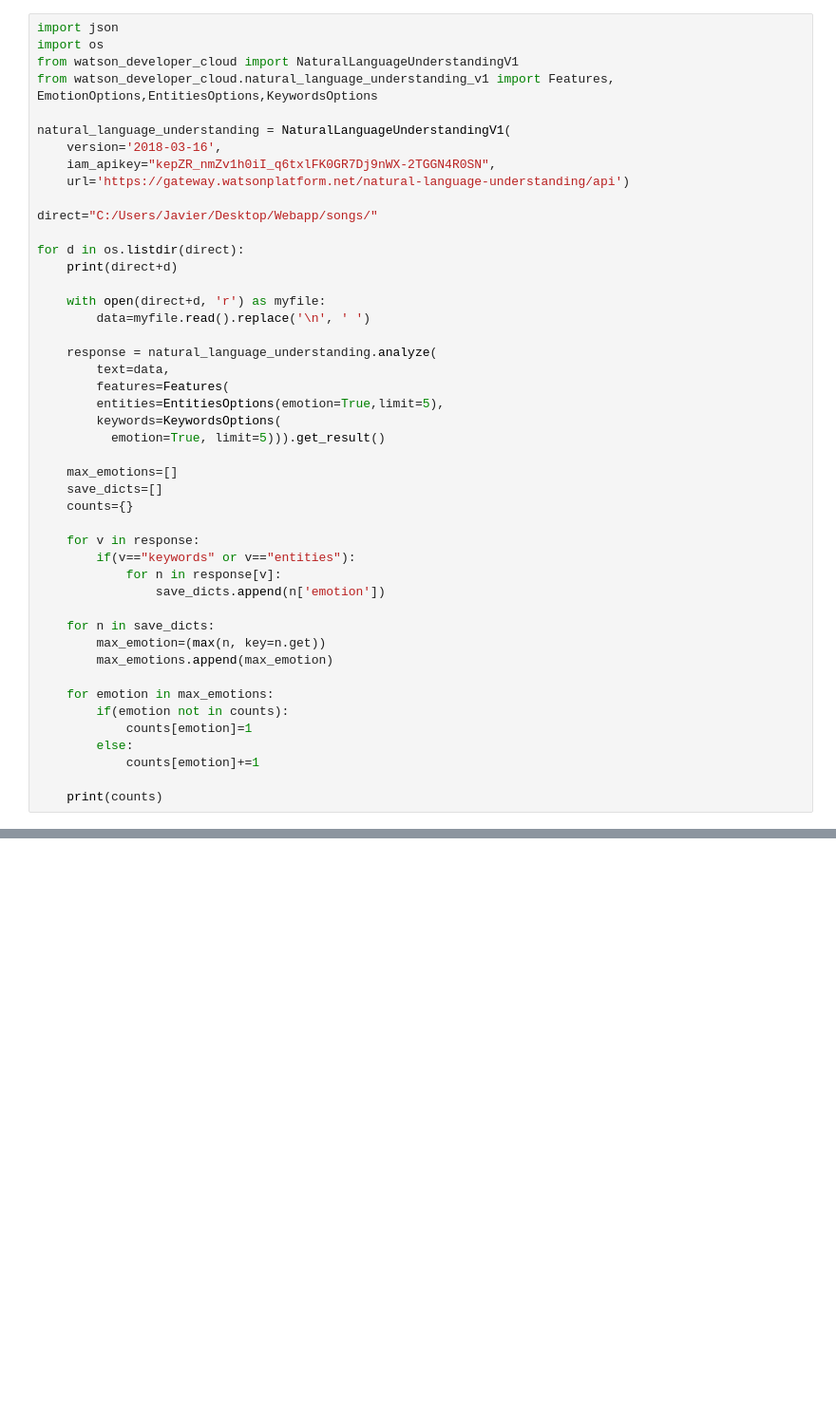
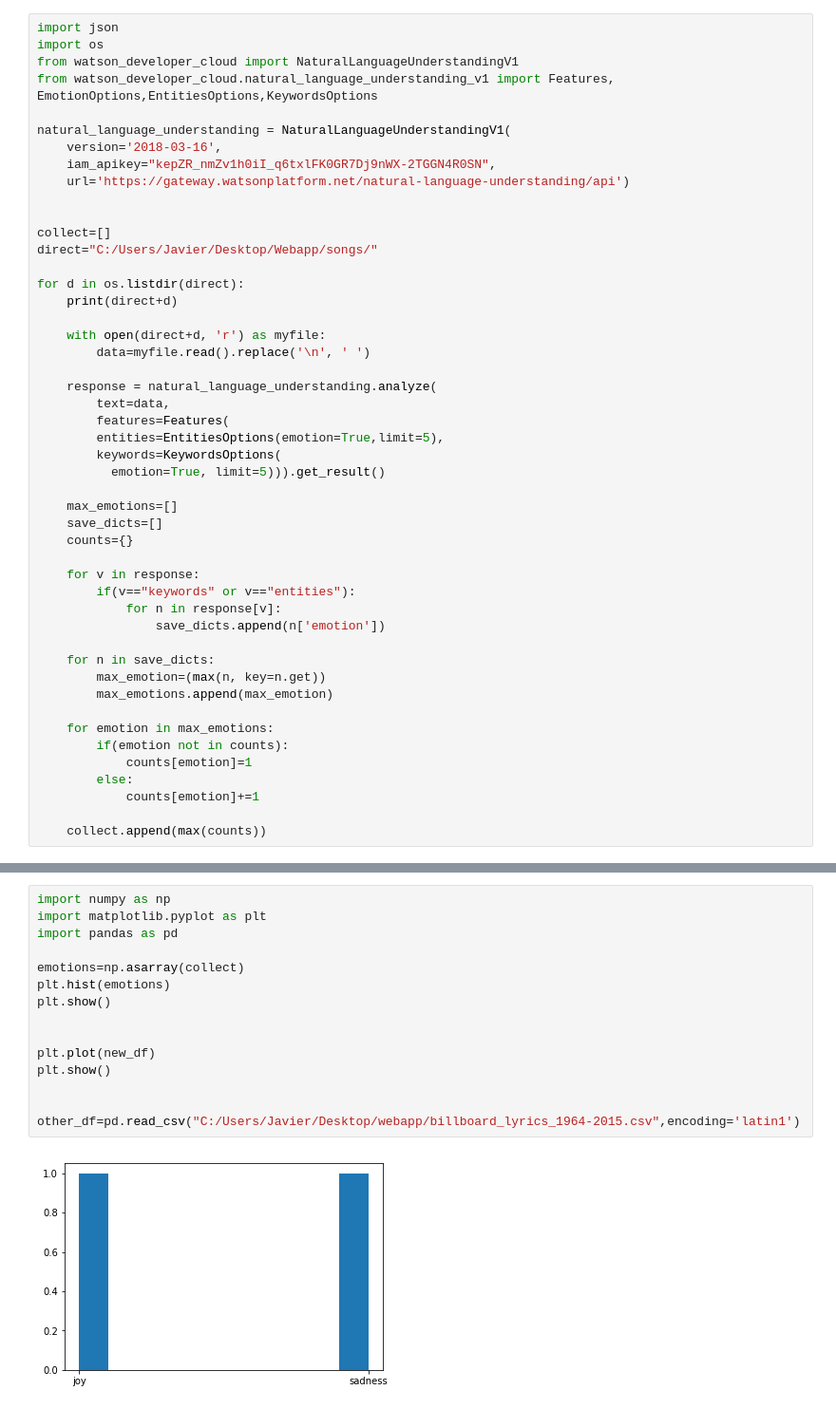
Before and after one commit to MehMow/SenseProject, a Jupyter notebook: IBM.ipynb, the cells around one changed output, grey strips where cells are left out. Shown at 95% size. Drawn from its saved outputs; the diff is of its cells as text; blank space fills up the shorter version.

```diff
--- a/IBM.ipynb
+++ b/IBM.ipynb
@@ -9,6 +9,8 @@ natural_language_understanding = NaturalLanguageUnderstandingV1(
     iam_apikey="kepZR_nmZv1h0iI_q6txlFK0GR7Dj9nWX-2TGGN4R0SN",
     url='https://gateway.watsonplatform.net/natural-language-understanding/api')
 
+
+collect=[]
 direct="C:/Users/Javier/Desktop/Webapp/songs/"
 
 for d in os.listdir(direct):
@@ -43,6 +45,6 @@ for d in os.listdir(direct):
         else:
             counts[emotion]+=1
 
-    print(counts)
+    collect.append(max(counts))
 # %% [output]
 C:/Users/Javier/Desktop/Webapp/songs/caged_bird.txt
@@ -52,0 +59,17 @@ ConnectionError: HTTPSConnectionPool(host='iam.bluemix.net', port=443): Max retr
+# %%
+import numpy as np
+import matplotlib.pyplot as plt
+import pandas as pd
+
+emotions=np.asarray(collect)
+plt.hist(emotions)
+plt.show()
+
+
+plt.plot(new_df)
+plt.show()
+
+
+other_df=pd.read_csv("C:/Users/Javier/Desktop/webapp/billboard_lyrics_1964-2015.csv",encoding='latin1')
+# %% [output]
+[figure, added]
```
Also changed, not shown: parts of 5 cells of this notebook, 1 other file.
